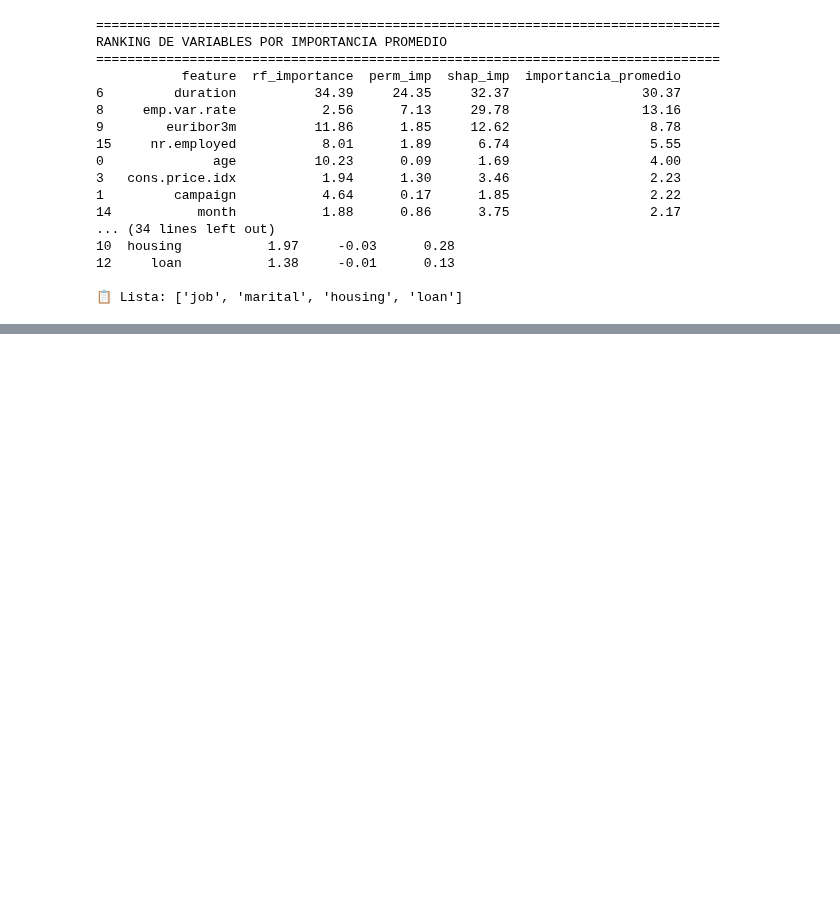
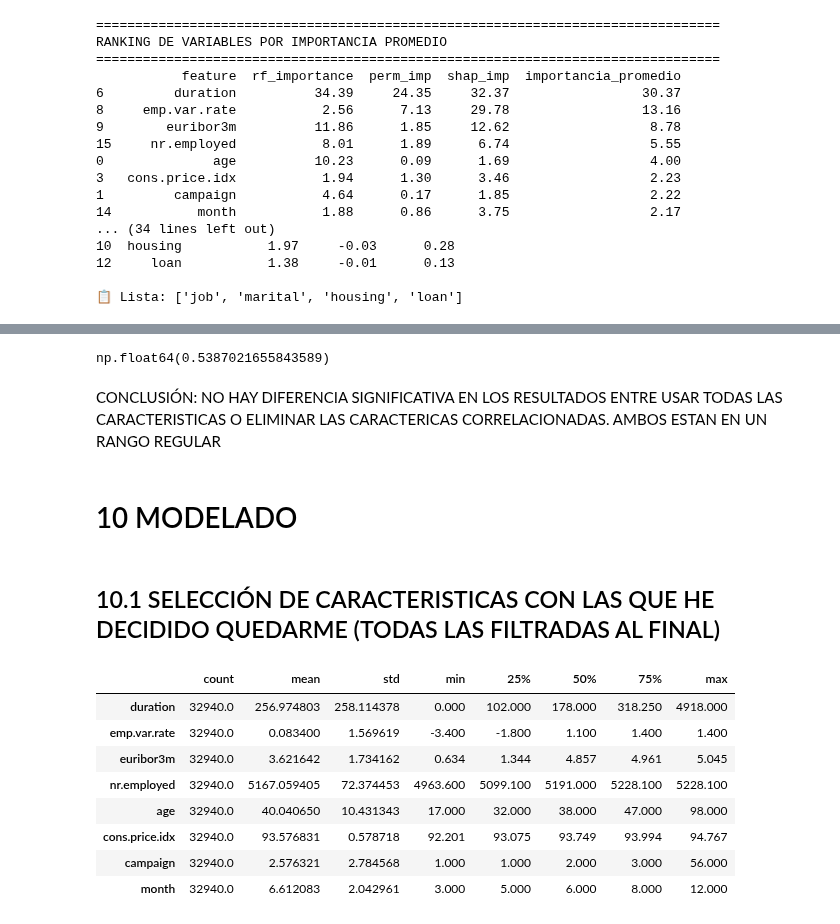
Before and after one commit to 4GeeksAcademy/cathycaz-intro-ml, a Jupyter notebook: src/01.1-logistic-regression.ipynb, the cells around one changed output, grey strips where cells are left out. Drawn from its saved outputs; the diff is of its cells as text; code cells hidden in the pictures; blank space fills up the shorter version.

```diff
--- a/src/01.1-logistic-regression.ipynb
+++ b/src/01.1-logistic-regression.ipynb
@@ -1289,0 +1389,27 @@ RANKING DE VARIABLES POR IMPORTANCIA PROMEDIO
+# %%
+# Versión 2: Realizar cross_validation con  las características que son candidatas sin las correlacionadas
+cv_resultsF1_2 = cross_val_score(RandomForestClassifier(random_state=42,n_jobs=-1), X_train_imputado[features].drop(['emp.var.rate','euribor3m'],axis=1), Y_train, cv=3, scoring='f1')
+cv_resultsF1_2.mean()
+# %% [output]
+np.float64(0.5387021655843589)
+# %% [markdown]
+CONCLUSIÓN: NO HAY DIFERENCIA SIGNIFICATIVA EN LOS RESULTADOS ENTRE USAR TODAS LAS CARACTERISTICAS O ELIMINAR LAS CARACTERICAS CORRELACIONADAS. AMBOS ESTAN EN UN RANGO REGULAR
+# %% [markdown]
+# 10 MODELADO
+# %% [markdown]
+## 10.1 SELECCIÓN DE CARACTERISTICAS CON LAS QUE HE DECIDIDO QUEDARME (TODAS LAS FILTRADAS AL FINAL)
+# %%
+X_train_sel = X_train[features]
+X_test_sel = X_test[features]
+# %%
+X_train_sel.describe().T
+# %% [output]
+|  | count | mean | std | min | 25% | 50% | 75% | max |
+| duration | 32940.0 | 256.974803 | 258.114378 | 0.000 | 102.000 | 178.000 | 318.250 | 4918.000 |
+| emp.var.rate | 32940.0 | 0.083400 | 1.569619 | -3.400 | -1.800 | 1.100 | 1.400 | 1.400 |
+| euribor3m | 32940.0 | 3.621642 | 1.734162 | 0.634 | 1.344 | 4.857 | 4.961 | 5.045 |
+| nr.employed | 32940.0 | 5167.059405 | 72.374453 | 4963.600 | 5099.100 | 5191.000 | 5228.100 | 5228.100 |
+| age | 32940.0 | 40.040650 | 10.431343 | 17.000 | 32.000 | 38.000 | 47.000 | 98.000 |
+| cons.price.idx | 32940.0 | 93.576831 | 0.578718 | 92.201 | 93.075 | 93.749 | 93.994 | 94.767 |
+| campaign | 32940.0 | 2.576321 | 2.784568 | 1.000 | 1.000 | 2.000 | 3.000 | 56.000 |
+| month | 32940.0 | 6.612083 | 2.042961 | 3.000 | 5.000 | 6.000 | 8.000 | 12.000 |
```
Also changed, not shown: parts of 15 cells of this notebook.
